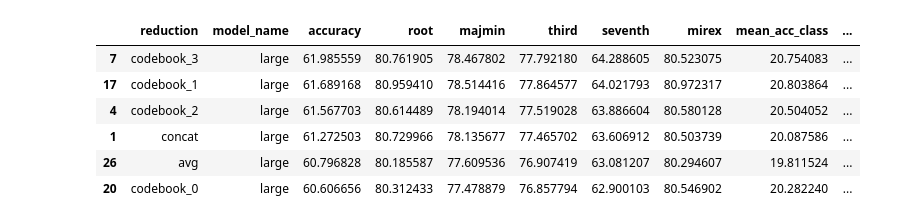
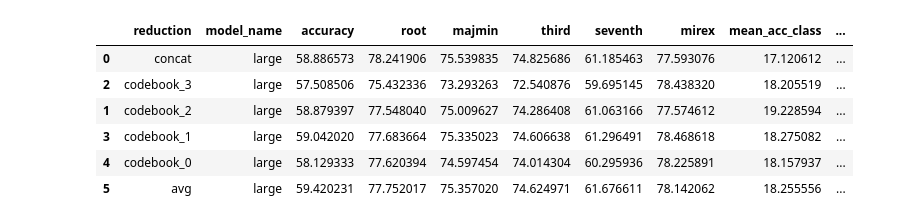
Before and after one commit to PierreRL/AutomaticChordRecognition, a Jupyter notebook: notebooks/experiments/8. Gen Features.ipynb, the cells around one changed output. Cells and saved outputs as stored; diff of their text form; code cells hidden in the pictures.

```diff
--- a/notebooks/experiments/8. Gen Features.ipynb
+++ b/notebooks/experiments/8. Gen Features.ipynb
@@ -85,13 +54,49 @@ df[df['model_name'].isin(["melody", "chord"])]
-# %%
-df[df['model_name'] == 'large']
-# %% [output]
-|  | reduction | model_name | accuracy | root | majmin | third | seventh | mirex | mean_acc_class | ... |
-| 7 | codebook_3 | large | 61.985559 | 80.761905 | 78.467802 | 77.792180 | 64.288605 | 80.523075 | 20.754083 | ... |
-| 17 | codebook_1 | large | 61.689168 | 80.959410 | 78.514416 | 77.864577 | 64.021793 | 80.972317 | 20.803864 | ... |
-| 4 | codebook_2 | large | 61.567703 | 80.614489 | 78.194014 | 77.519028 | 63.886604 | 80.580128 | 20.504052 | ... |
-| 1 | concat | large | 61.272503 | 80.729966 | 78.135677 | 77.465702 | 63.606912 | 80.503739 | 20.087586 | ... |
-| 26 | avg | large | 60.796828 | 80.185587 | 77.609536 | 76.907419 | 63.081207 | 80.294607 | 19.811524 | ... |
-| 20 | codebook_0 | large | 60.606656 | 80.312433 | 77.478879 | 76.857794 | 62.900103 | 80.546902 | 20.282240 | ... |
+# %%
+DIR = './results/gen_reductions'
+expts = os.listdir(DIR)
+rows = []
+for e in expts:
+    with open(f"{DIR}/{e}/metadata.json") as f:
+        args = json.load(f)
+
+    args = args['args']
+    reduction = args['gen_reduction']
+    model_name = args['gen_model_name']
+
+    if not os.path.exists(f"{DIR}/{e}/val_metrics.json"):
+        print(f"Skipping {e} because val_metrics.json does not exist")
+        continue
+
+    with open(f"{DIR}/{e}/val_metrics.json") as f:
+        data = json.load(f)
+
+        rows.append({
+            'reduction': reduction,
+            'model_name': model_name,
+            'accuracy': data['mean']['acc'],
+            'root': data['mean']['root'],
+            'majmin': data['mean']['majmin'],
+            'third': data['mean']['third'],
+            'seventh': data['mean']['seventh'],
+            'mirex': data['mean']['mirex'],
+            'mean_acc_class': data['class_wise']['acc']['mean'],
+            'median_acc_class': data['class_wise']['acc']['median'],
+            'avg_transitions': data['avg_transitions_per_song']
+        })
+
+
+df = pd.DataFrame(rows)
+# %%
+df.sort_values(by=['reduction'], inplace=True, ascending=False)
+df
+# %% [output]
+|  | reduction | model_name | accuracy | root | majmin | third | seventh | mirex | mean_acc_class | ... |
+| 0 | concat | large | 58.886573 | 78.241906 | 75.539835 | 74.825686 | 61.185463 | 77.593076 | 17.120612 | ... |
+| 2 | codebook_3 | large | 57.508506 | 75.432336 | 73.293263 | 72.540876 | 59.695145 | 78.438320 | 18.205519 | ... |
+| 1 | codebook_2 | large | 58.879397 | 77.548040 | 75.009627 | 74.286408 | 61.063166 | 77.574612 | 19.228594 | ... |
+| 3 | codebook_1 | large | 59.042020 | 77.683664 | 75.335023 | 74.606638 | 61.296491 | 78.468618 | 18.275082 | ... |
+| 4 | codebook_0 | large | 58.129333 | 77.620394 | 74.597454 | 74.014304 | 60.295936 | 78.225891 | 18.157937 | ... |
+| 5 | avg | large | 59.420231 | 77.752017 | 75.357020 | 74.624971 | 61.676611 | 78.142062 | 18.255556 | ... |
 # %%
 DIR = './results/gen_down_dim'
 expts = os.listdir(DIR)
```
Also changed, not shown: parts of 8 cells of this notebook, 22 other files.
